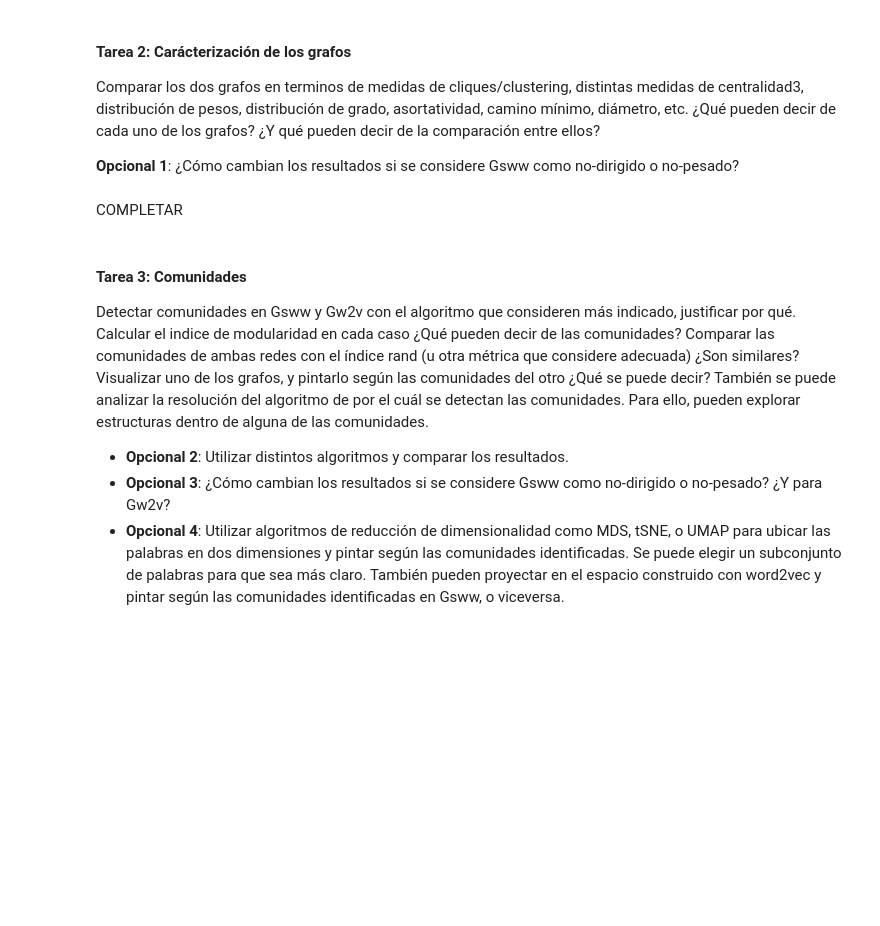
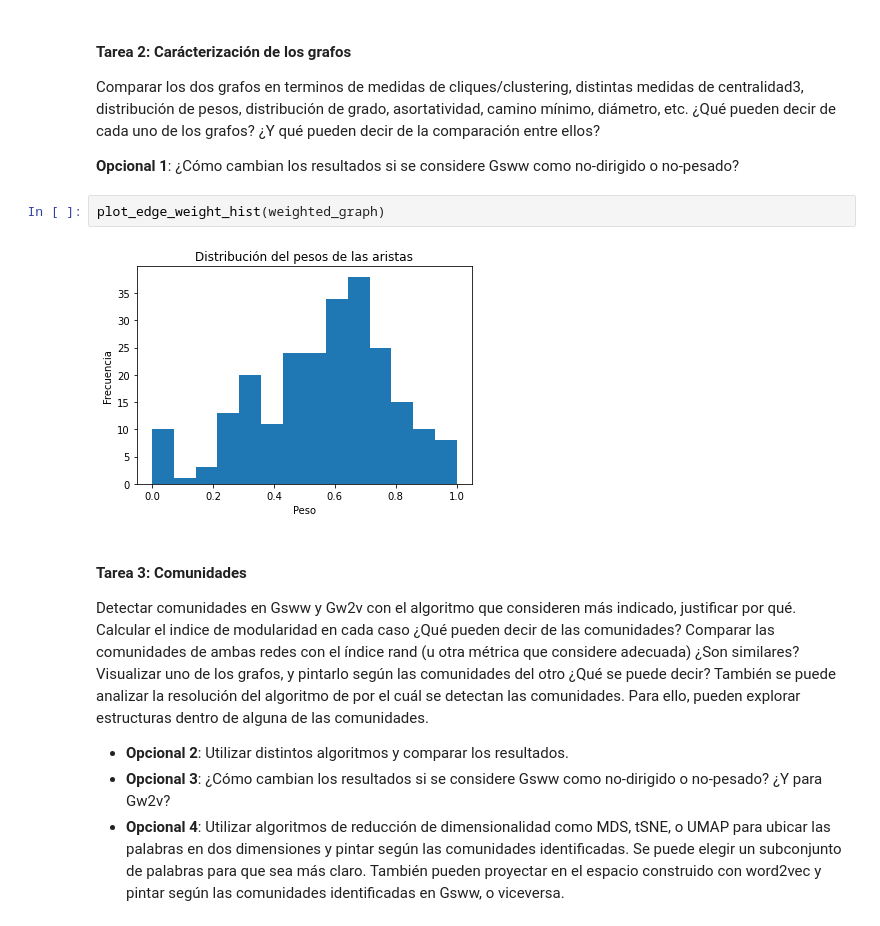
Before and after one commit to magistery-tps/dm-cyt-tp2, a Jupyter notebook: notebooks/tp2.ipynb, the cells around one changed output. Saved outputs shown, nothing was run; the diff lists cells and outputs as text; blank space fills up the shorter version.

Commit message:
feat: plot edge weights hist

```diff
--- a/notebooks/tp2.ipynb
+++ b/notebooks/tp2.ipynb
@@ -271,8 +274,10 @@ Tiene ciclos?  Si
 Comparar los dos grafos en terminos de medidas de cliques/clustering, distintas medidas de centralidad3, distribución de pesos, distribución de grado, asortatividad, camino mínimo, diámetro, etc. ¿Qué pueden decir de cada uno de los grafos? ¿Y qué pueden decir de la comparación entre ellos?
 
 **Opcional 1**: ¿Cómo cambian los resultados si se considere Gsww como no-dirigido o no-pesado?
-# %% [markdown]
-COMPLETAR
+# %%
+plot_edge_weight_hist(weighted_graph)
+# %% [output]
+[figure, added]
 # %% [markdown]
 #### Tarea 3: Comunidades
 
```
Also changed, not shown: parts of 5 cells of this notebook, 5 other files.
